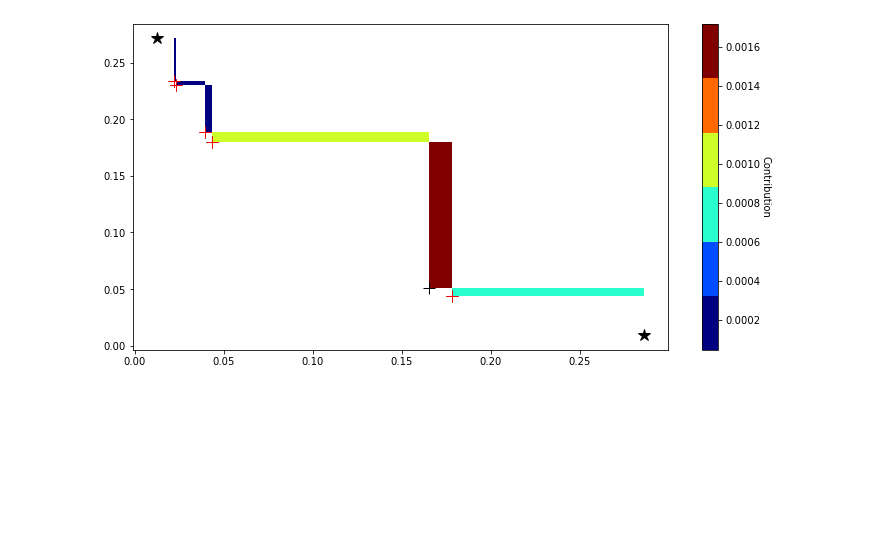
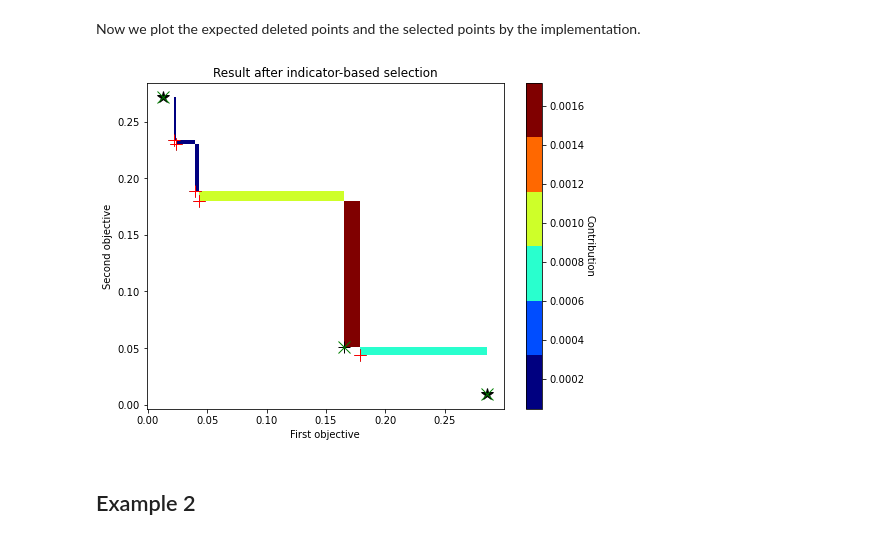
Before and after one commit to pocs-anguilla/anguilla, a Jupyter notebook: notebooks/experiments/selection/debug2.ipynb, the cells around one changed output. Drawn from its saved outputs; the diff is of its cells as text; code cells hidden in the pictures; blank space fills up the shorter version.

```diff
--- a/notebooks/experiments/selection/debug2.ipynb
+++ b/notebooks/experiments/selection/debug2.ipynb
@@ -88,7 +109,14 @@ deleted = non_dominated_indicator_selection(points, 5)
-# %%
-fig = contributions_plot(points, hv.contributions(points), deleted)
-# %% [output]
-[figure, removed]
+# %% [markdown]
+Now we plot the expected deleted points and the selected points by the implementation.
+# %%
+selected = implementation_indicator_selection(points, len(points) - 5)
+fig = contributions_plot(points, hv.contributions(points),
+                         title="Result after indicator-based selection",
+                         deleted=deleted, selected=points[selected])
+# %% [output]
+[figure, added]
+# %% [markdown]
+## Example 2
 # %%
 size = 10
 points = get_objective_points(np.arange(0, size), line(-1, 0))
```
Also changed, not shown: parts of 9 cells of this notebook, 1 other file.
